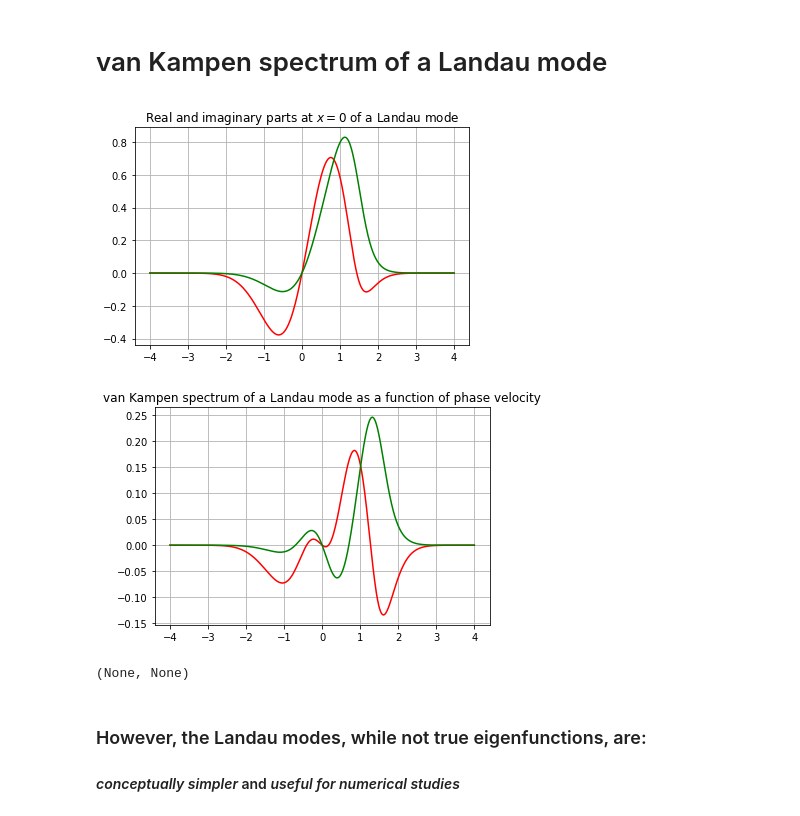
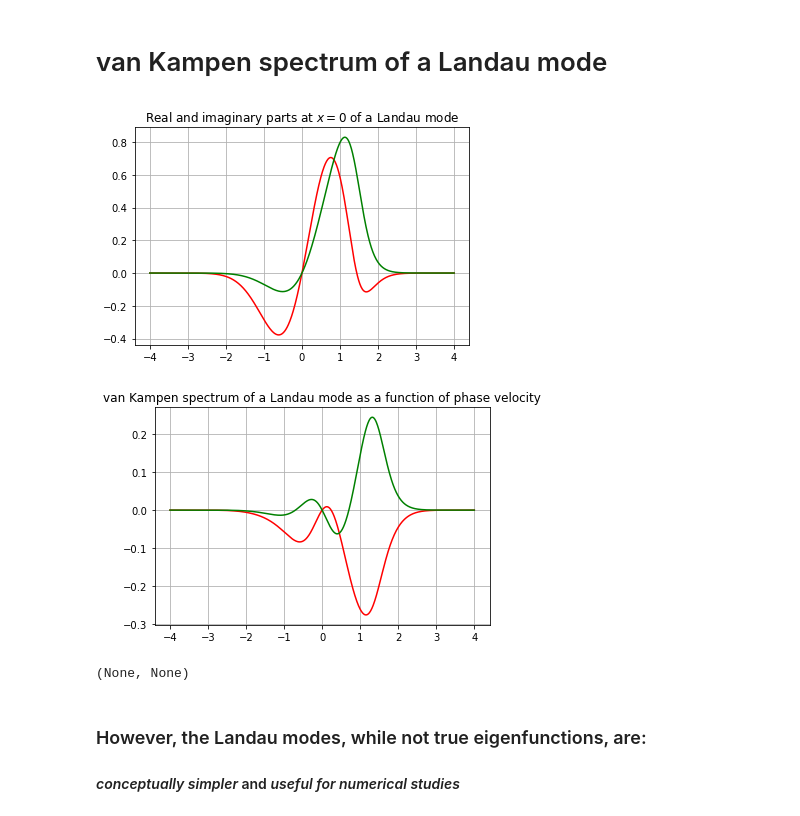
Before and after one commit to crewsdw/notebooks, a Jupyter notebook: Study of van Kampen Modes.ipynb, the cells around one changed output. Drawn from its saved outputs; the diff is of its cells as text; code cells hidden in the pictures.

Commit message:
Fixes hilbert transform of a complex function

```diff
--- a/Study of van Kampen Modes.ipynb
+++ b/Study of van Kampen Modes.ipynb
@@ -217,35 +217,35 @@ plt.show()
 # %%
 landau_eigenvalue = 1.44 - 0.6j
 wavenumber = 1.0
 
 # The landau mode:
 x = np.linspace(-4, 4, num=750)
 landau = F(x) / (x - landau_eigenvalue) # + F(x) / (x - (-1.44 - 0.6j))
 
 plt.figure()
 plt.plot(x, np.real(landau), 'r'), plt.plot(x, np.imag(landau), 'g')
 plt.title(r'Real and imaginary parts at $x=0$ of a Landau mode')
 plt.grid(True)
 
 # Compute spectrum
 def hilbert_of_complex(sig):
-    return np.imag(np.imag(sg.hilbert(np.real(sig))) +
-                   1j * np.imag(sg.hilbert(np.imag(sig))))
+    return np.imag(sg.hilbert(np.real(sig))) + \
+                   np.imag(1j * sg.hilbert(np.imag(sig)))
 
 hilbert_landau = hilbert_of_complex(landau)
 fpl = (landau + 1j * hilbert_landau) / 2.0
 fml = (landau - 1j * hilbert_landau) / 2.0
 Fpl = (F(x) + 1j * hilbert_gaussian_derivative(x)) / 2.0
 Fml = (F(x) - 1j * hilbert_gaussian_derivative(x)) / 2.0
 C_landau = C(fpl, Fpl, fml, Fml)
 
 plt.figure()
 plt.plot(x, np.real(C_landau), 'r'), plt.plot(x, np.imag(C_landau), 'g')
 plt.title(r'van Kampen spectrum of a Landau mode as a function of phase velocity')
 plt.grid(True), plt.show()
 # %% [output]
 [figure]
-[figure, old version]
+[figure, new version]
 (None, None)
 # %% [markdown]
 ### However, the Landau modes, while not true eigenfunctions, are:
```
